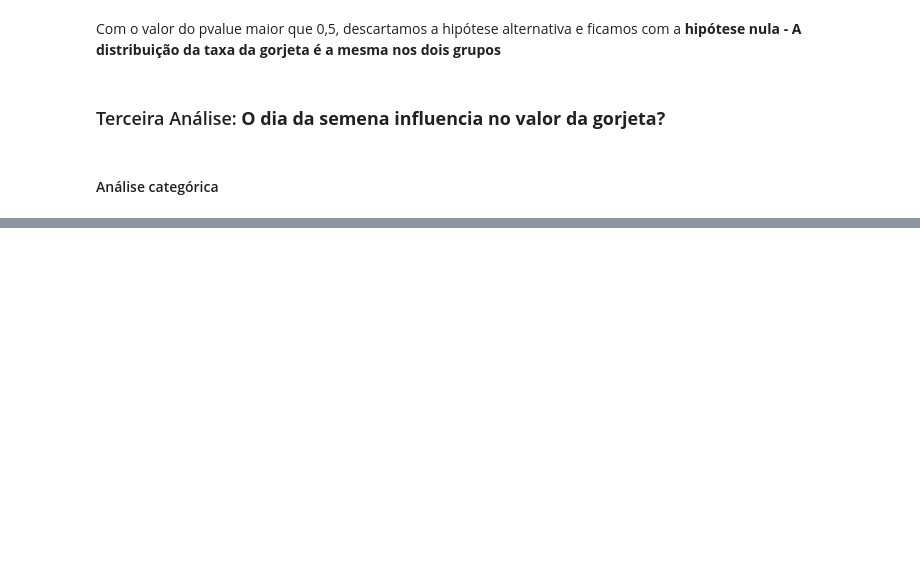
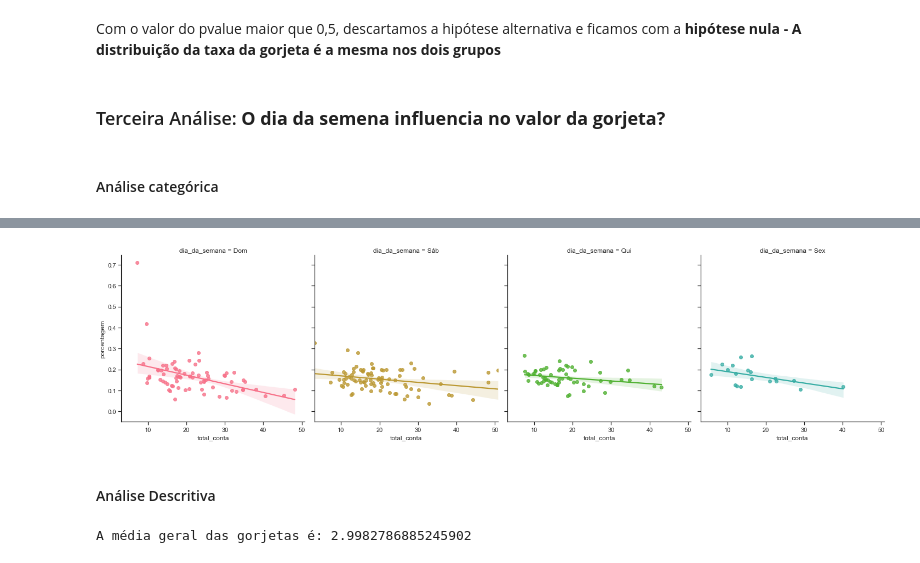
Before and after one commit to nsfoliveira/Projeto02_Gorjeta_EDAcomSeaborn, a Jupyter notebook: EDA_Gorjetas.ipynb, the cells around one changed output, grey strips where cells are left out. Drawn from its saved outputs; the diff is of its cells as text; code cells hidden in the pictures; blank space fills up the shorter version.

```diff
--- a/EDA_Gorjetas.ipynb
+++ b/EDA_Gorjetas.ipynb
@@ -296,0 +300,13 @@ sns.catplot(x=gorjetas.dia_da_semana,y=gorjetas.total_conta, data=gorjetas )
+# %%
+# Gráfico 06: Distribuição da porcentagem em relação ao dia da semana
+fig6 = sns.lmplot(x='total_conta', y='porcentagem', hue='dia_da_semana', col='dia_da_semana', data=gorjetas)
+# %% [output]
+[figure, added]
+# %% [markdown]
+#### Análise Descritiva
+# %%
+# Média geral das gorjetas
+media_geral = gorjetas['gorjeta'].mean()
+print('A média geral das gorjetas é: {}'.format(media_geral))
+# %% [output]
+A média geral das gorjetas é: 2.9982786885245902
```
Also changed, not shown: parts of 11 cells of this notebook.
